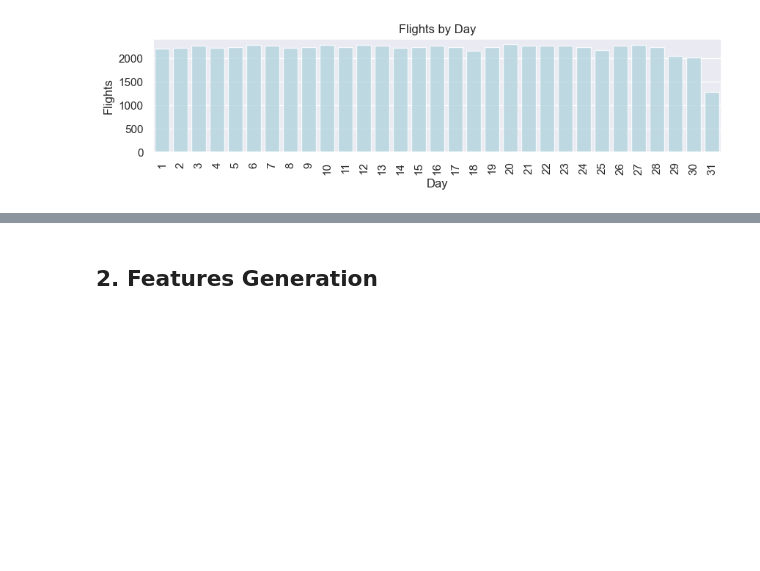
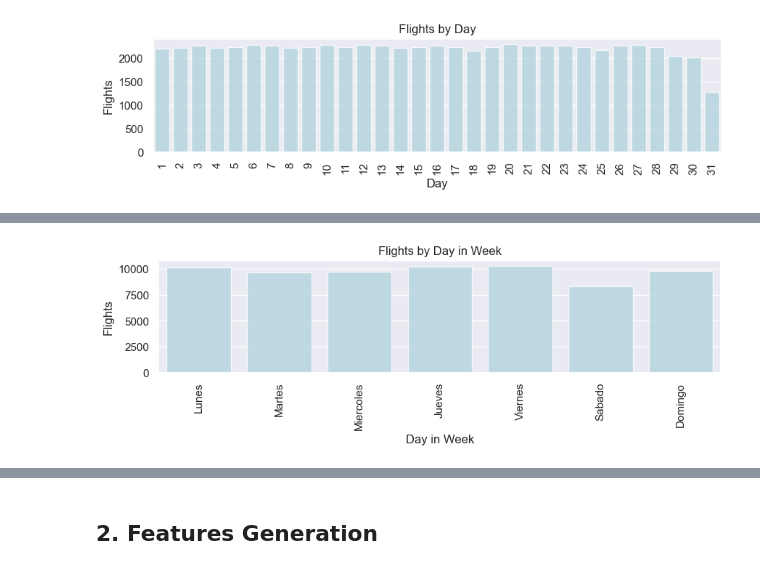
Before and after one commit to JulioSanchezG/latam-challenge, a Jupyter notebook: challenge/exploration.ipynb, the cells around one changed output, grey strips where cells are left out. Drawn from its saved outputs; the diff is of its cells as text; code cells hidden in the pictures; blank space fills up the shorter version.

```diff
--- a/challenge/exploration.ipynb
+++ b/challenge/exploration.ipynb
@@ -70,31 +72,33 @@ plt.show()
 # %%
 flights_by_day_in_week = data['DIANOM'].value_counts()
 days = [
     flights_by_day_in_week.index[2],
     flights_by_day_in_week.index[5],
     flights_by_day_in_week.index[4],
     flights_by_day_in_week.index[1],
     flights_by_day_in_week.index[0],
     flights_by_day_in_week.index[6],
     flights_by_day_in_week.index[3]
 ]
 values_by_day = [
     flights_by_day_in_week.values[2],
     flights_by_day_in_week.values[5],
     flights_by_day_in_week.values[4],
     flights_by_day_in_week.values[1],
     flights_by_day_in_week.values[0],
     flights_by_day_in_week.values[6],
     flights_by_day_in_week.values[3]
 ]
 plt.figure(figsize = (10, 2))
 sns.set(style="darkgrid")
-sns.barplot(days, values_by_day, color = 'lightblue', alpha=0.8)
+sns.barplot(x=days, y=values_by_day, color = 'lightblue', alpha=0.8)
 plt.title('Flights by Day in Week')
 plt.ylabel('Flights', fontsize=12)
 plt.xlabel('Day in Week', fontsize=12)
 plt.xticks(rotation=90)
 plt.show()
+# %% [output]
+[figure, added]
 # %%
 flights_by_type = data['TIPOVUELO'].value_counts()
 sns.set(style="darkgrid")
```
Also changed, not shown: parts of 35 cells of this notebook.
